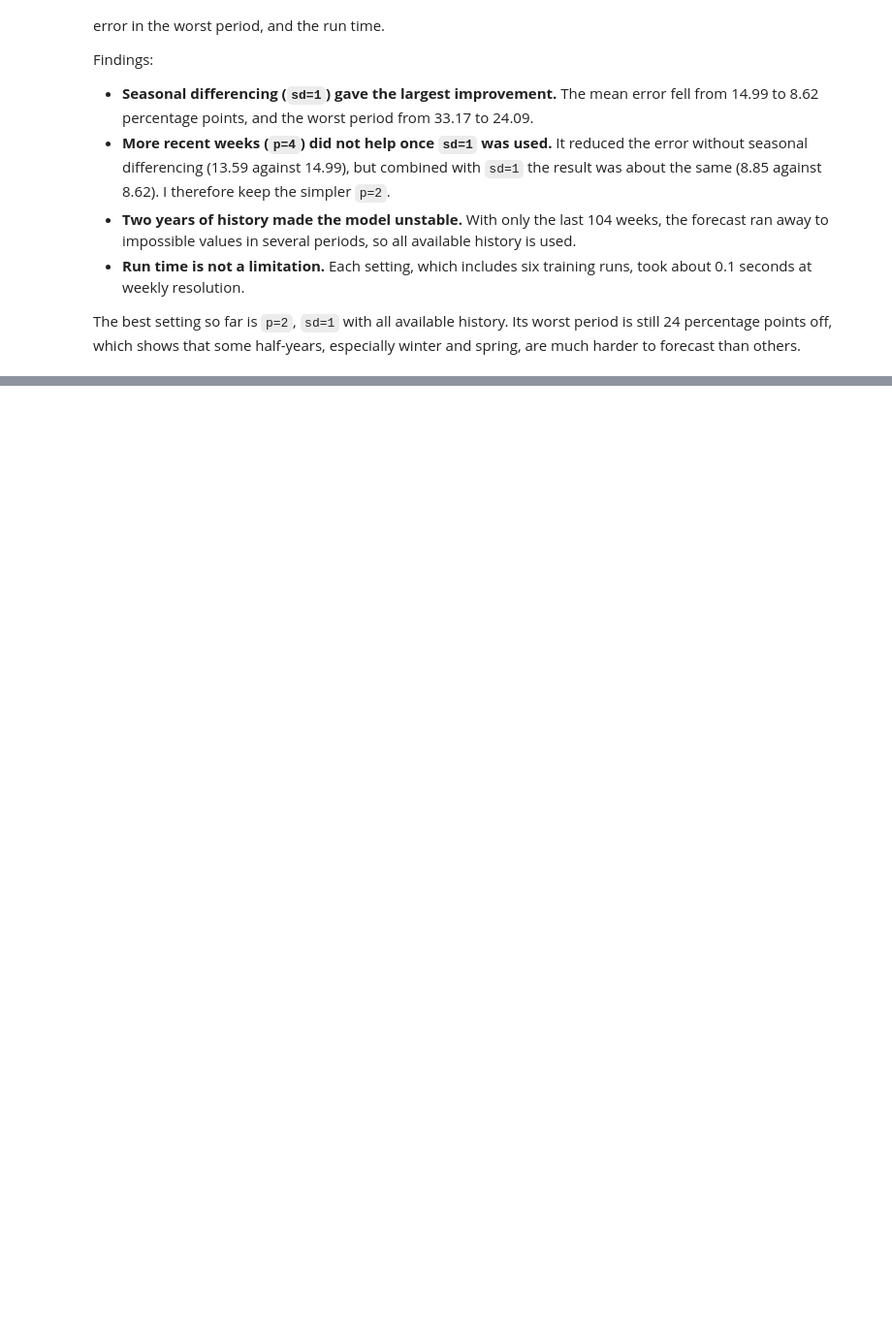
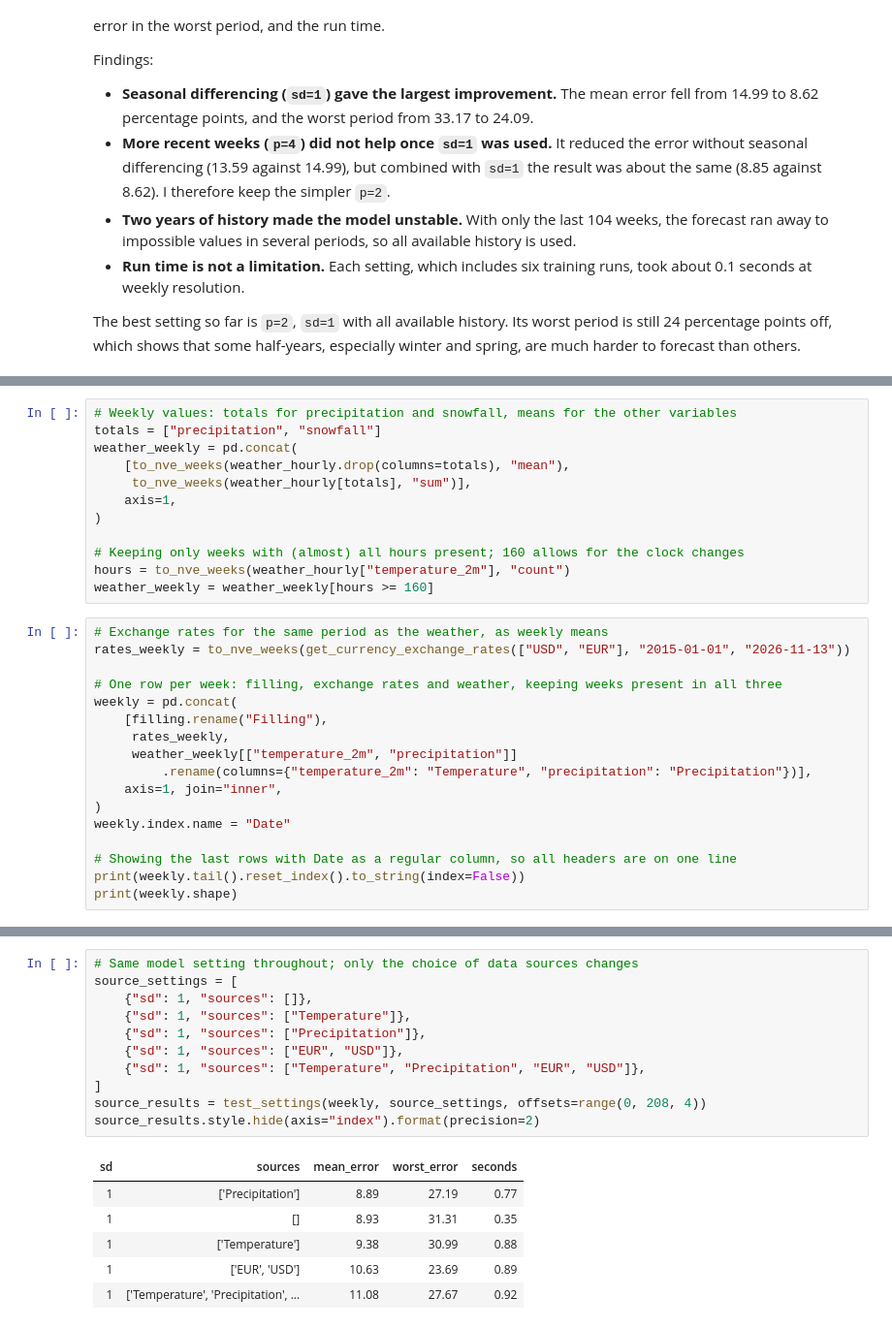
Before and after one commit to MagnusFrantsen/IND320-MagnusFrantsen, a Jupyter notebook: Notebooks/Assignment 4.ipynb, the cells around one changed output, grey strips where cells are left out. Shown at 97% size. Drawn from its saved outputs; the diff is of its cells as text; blank space fills up the shorter version.

```diff
--- a/Notebooks/Assignment 4.ipynb
+++ b/Notebooks/Assignment 4.ipynb
@@ -428,0 +551,29 @@ especially winter and spring, are much harder to forecast than others.
+# %%
+# Weekly values: totals for precipitation and snowfall, means for the other variables
+totals = ["precipitation", "snowfall"]
+weather_weekly = pd.concat(
+    [to_nve_weeks(weather_hourly.drop(columns=totals), "mean"),
+     to_nve_weeks(weather_hourly[totals], "sum")],
+    axis=1,
+)
+
+# Keeping only weeks with (almost) all hours present; 160 allows for the clock changes
+hours = to_nve_weeks(weather_hourly["temperature_2m"], "count")
+weather_weekly = weather_weekly[hours >= 160]
+# %%
+# Exchange rates for the same period as the weather, as weekly means
+rates_weekly = to_nve_weeks(get_currency_exchange_rates(["USD", "EUR"], "2015-01-01", "2026-11-13"))
+
+# One row per week: filling, exchange rates and weather, keeping weeks present in all three
+weekly = pd.concat(
+    [filling.rename("Filling"),
+     rates_weekly,
+     weather_weekly[["temperature_2m", "precipitation"]]
+         .rename(columns={"temperature_2m": "Temperature", "precipitation": "Precipitation"})],
+    axis=1, join="inner",
+)
+weekly.index.name = "Date"
+
+# Showing the last rows with Date as a regular column, so all headers are on one line
+print(weekly.tail().reset_index().to_string(index=False))
+print(weekly.shape)
@@ -428,0 +598,18 @@ especially winter and spring, are much harder to forecast than others.
+# %%
+# Same model setting throughout; only the choice of data sources changes
+source_settings = [
+    {"sd": 1, "sources": []},
+    {"sd": 1, "sources": ["Temperature"]},
+    {"sd": 1, "sources": ["Precipitation"]},
+    {"sd": 1, "sources": ["EUR", "USD"]},
+    {"sd": 1, "sources": ["Temperature", "Precipitation", "EUR", "USD"]},
+]
+source_results = test_settings(weekly, source_settings, offsets=range(0, 208, 4))
+source_results.style.hide(axis="index").format(precision=2)
+# %% [output]
+| sd | sources | mean_error | worst_error | seconds |
+| 1 | ['Precipitation'] | 8.89 | 27.19 | 0.77 |
+| 1 | [] | 8.93 | 31.31 | 0.35 |
+| 1 | ['Temperature'] | 9.38 | 30.99 | 0.88 |
+| 1 | ['EUR', 'USD'] | 10.63 | 23.69 | 0.89 |
+| 1 | ['Temperature', 'Precipitation', ... | 11.08 | 27.67 | 0.92 |
```
Also changed, not shown: parts of 20 cells of this notebook.
